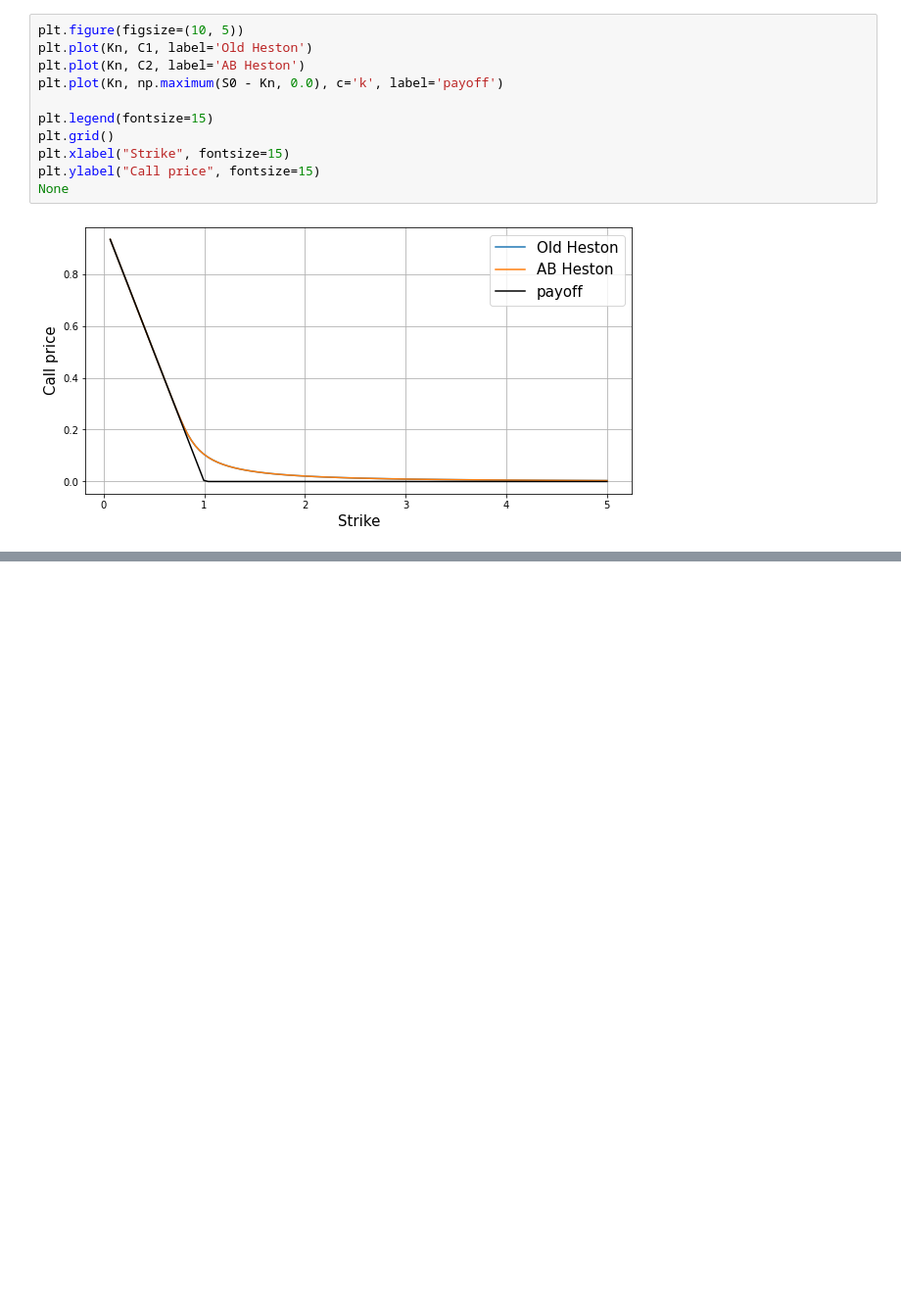
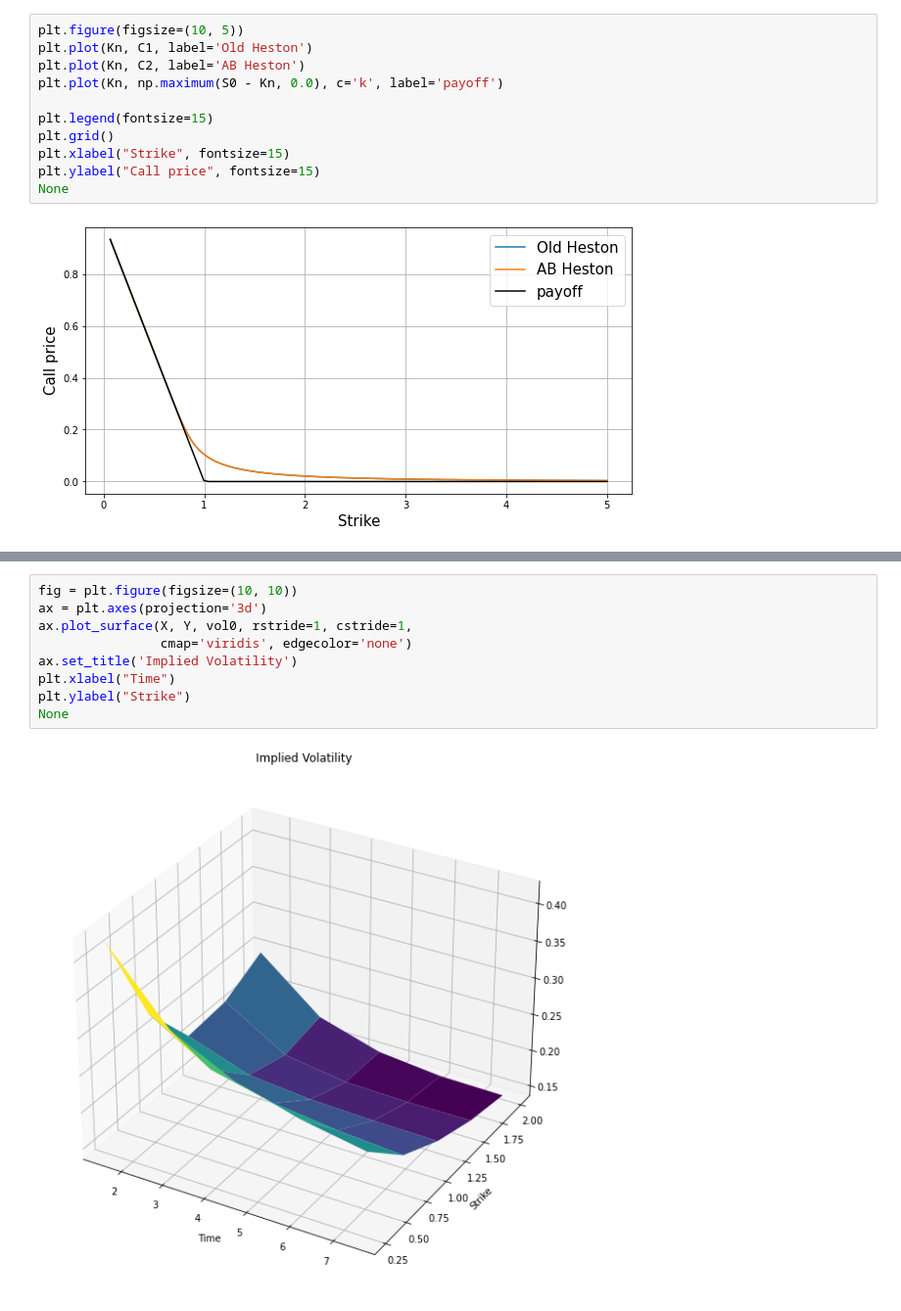
Before and after one commit to dolmatovas/MathFinance, a Jupyter notebook: heston/Heston Calibration.ipynb, the cells around one changed output, grey strips where cells are left out. Shown at 98% size. Saved outputs shown, nothing was run; the diff lists cells and outputs as text; blank space fills up the shorter version.

```diff
--- a/heston/Heston Calibration.ipynb
+++ b/heston/Heston Calibration.ipynb
@@ -249,0 +388,11 @@ phi_, der1_, der2_, der3_, der4_, der5_ = getPhiABder(u, tau, k, sig, theta, rho
+# %%
+fig = plt.figure(figsize=(10, 10))
+ax = plt.axes(projection='3d')
+ax.plot_surface(X, Y, vol0, rstride=1, cstride=1,
+                cmap='viridis', edgecolor='none')
+ax.set_title('Implied Volatility')
+plt.xlabel("Time")
+plt.ylabel("Strike")
+None
+# %% [output]
+[figure, added]
```
Also changed, not shown: parts of 36 cells of this notebook, 1 other file.
